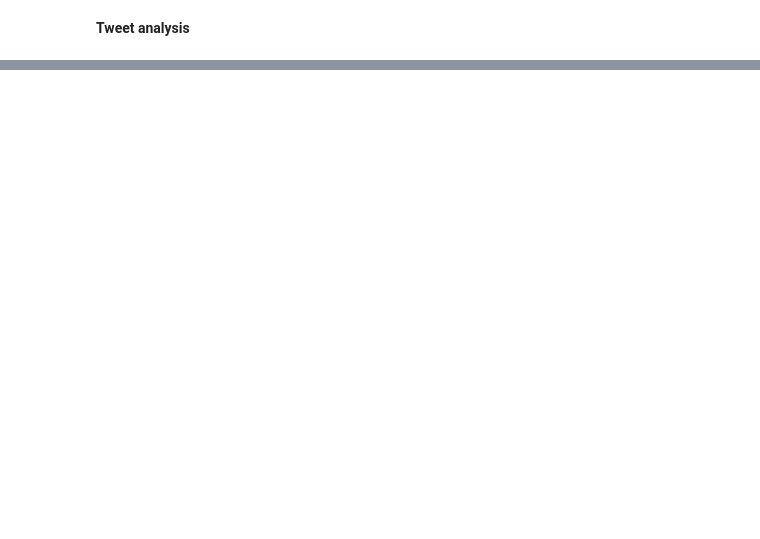
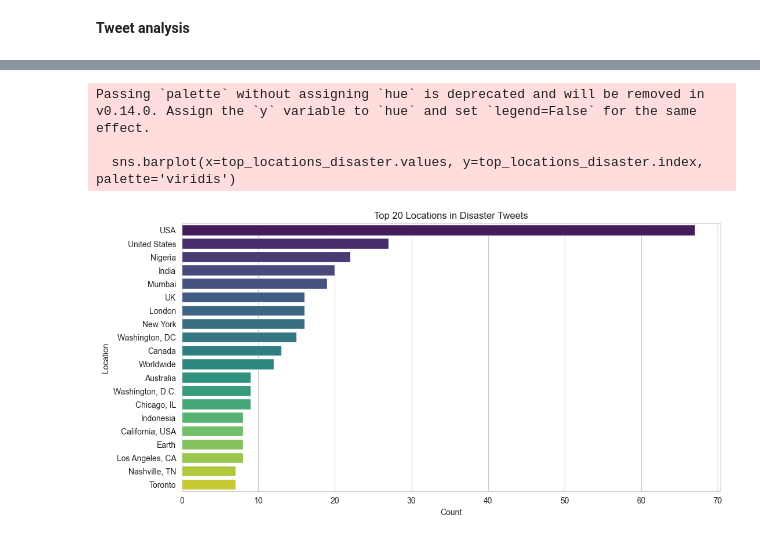
Before and after one commit to cr-ejd/DS_Mentoring, a Jupyter notebook: notebooks/01_disaster_tweets_eda.ipynb, the cells around one changed output, grey strips where cells are left out. Saved outputs shown, nothing was run; the diff lists cells and outputs as text; code cells hidden in the pictures; blank space fills up the shorter version.

```diff
--- a/notebooks/01_disaster_tweets_eda.ipynb
+++ b/notebooks/01_disaster_tweets_eda.ipynb
@@ -204,0 +295,9 @@ Passing `palette` without assigning `hue` is deprecated and will be removed in v
+# %%
+top_locations = df_eda["location"].value_counts().head(20)
+print("\nTop 20 locations overall:\n", top_locations)
+
+top_locations_disaster = df_eda[df_eda["target"] == 1]["location"].value_counts().head(20)
+print("\nTop 20 locations in disaster tweets:\n", top_locations_disaster)
+
+top_locations_non_disaster = df_eda[df_eda["target"] == 0]["location"].value_counts().head(20)
+print("\nTop 20 locations in non-disaster tweets:\n", top_locations_non_disaster)
@@ -204,0 +322,12 @@ Passing `palette` without assigning `hue` is deprecated and will be removed in v
+# %%
+plt.figure(figsize=(12, 6))
+sns.barplot(x=top_locations_disaster.values, y=top_locations_disaster.index, palette="viridis")
+plt.title("Top 20 Locations in Disaster Tweets")
+plt.xlabel("Count")
+plt.ylabel("Location")
+plt.show()
+# %% [output]
+Passing `palette` without assigning `hue` is deprecated and will be removed in v0.14.0. Assign the `y` variable to `hue` and set `legend=False` for the same effect.
+
+  sns.barplot(x=top_locations_disaster.values, y=top_locations_disaster.index, palette='viridis')
+[figure, added]
```
Also changed, not shown: parts of 28 cells of this notebook, 8 other files.
